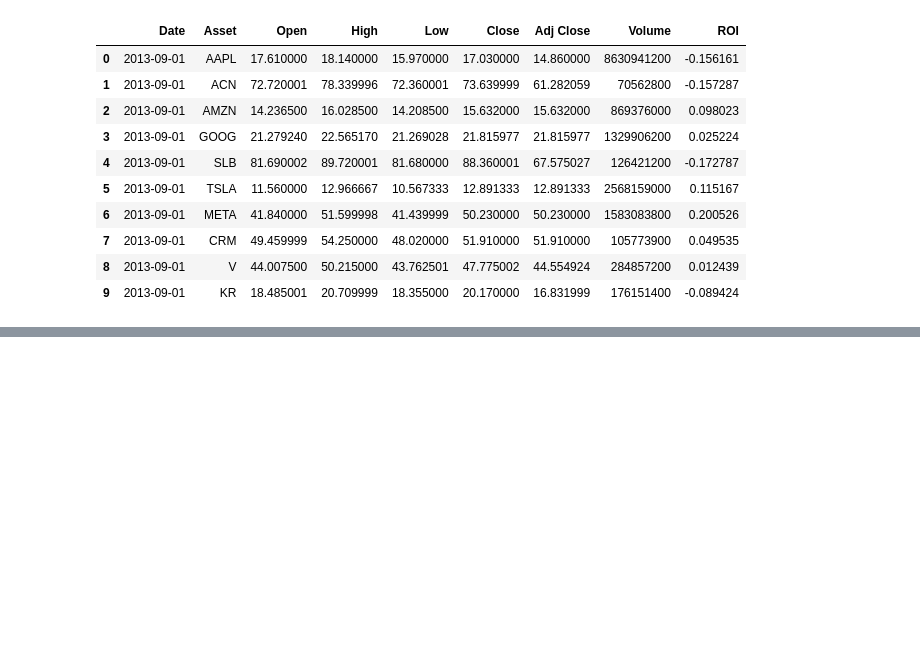
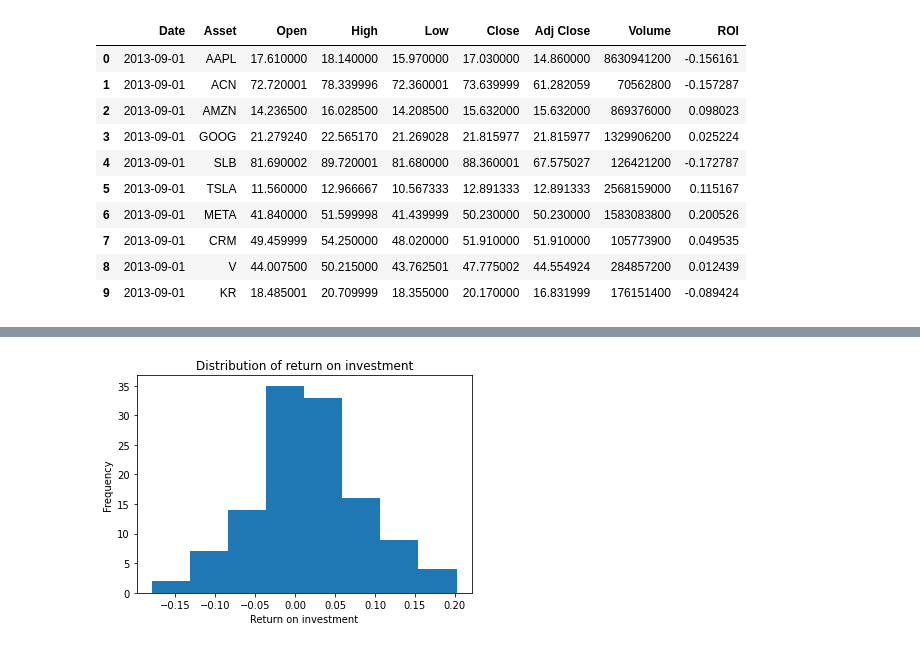
Before and after one commit to joaquinrovi/markowitz-mmcormick, a Jupyter notebook: docs/statistical_analysis.ipynb, the cells around one changed output, grey strips where cells are left out. Cells and saved outputs as stored; diff of their text form; code cells hidden in the pictures; blank space fills up the shorter version.

```diff
--- a/docs/statistical_analysis.ipynb
+++ b/docs/statistical_analysis.ipynb
@@ -216,0 +345,5 @@ else:
+# %%
+# Google
+google = df[df['Asset'].isin(['GOOG'])]
+
+print(google)
@@ -216,0 +381,16 @@ else:
+# %%
+distribution = google['ROI']
+classes = round(1 + 3.333 * np.log10(len(distribution)))
+
+# Create the histogram
+plt.hist(distribution, bins=classes)
+
+# Add labels and title
+plt.xlabel('Return on investment')
+plt.ylabel('Frequency')
+plt.title('Distribution of return on investment')
+
+# Show the plot
+plt.show()
+# %% [output]
+[figure, added]
```
Also changed, not shown: parts of 36 cells of this notebook, 1 other file.
